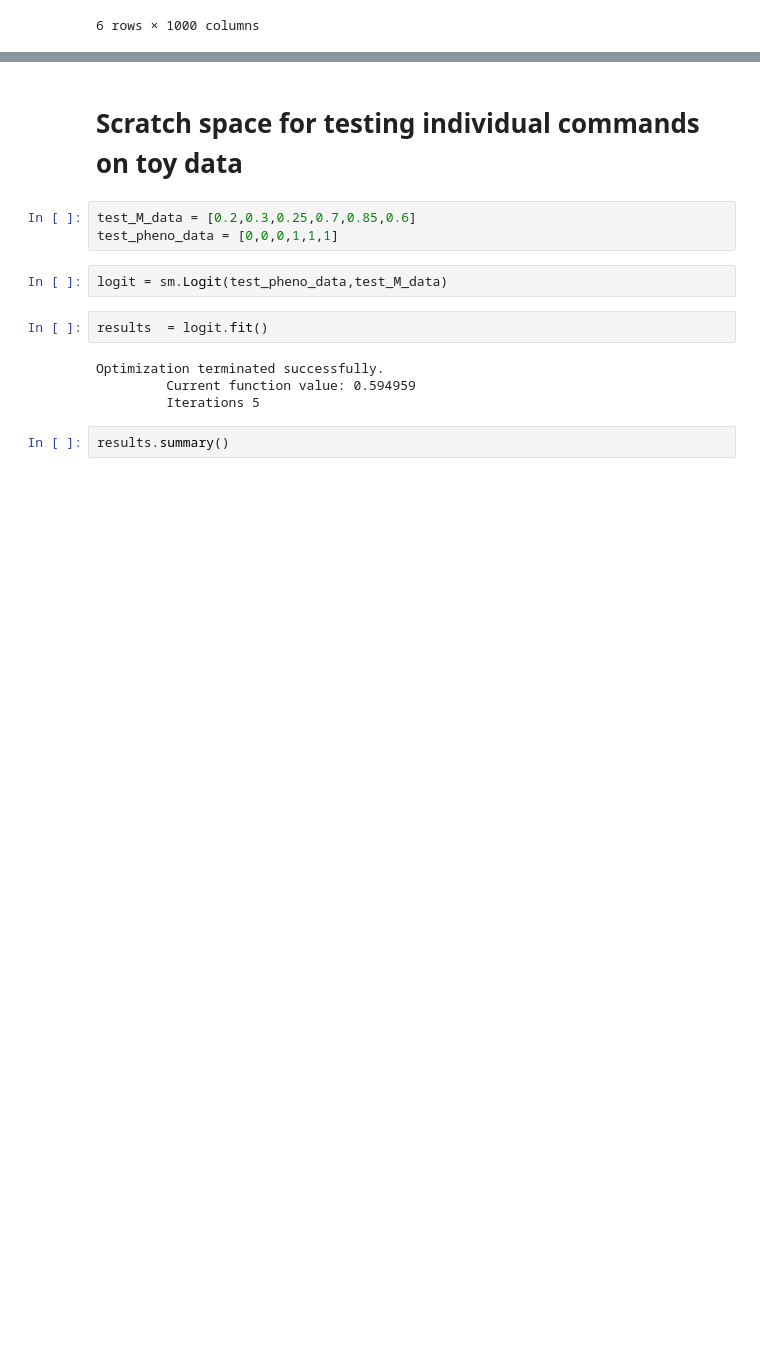
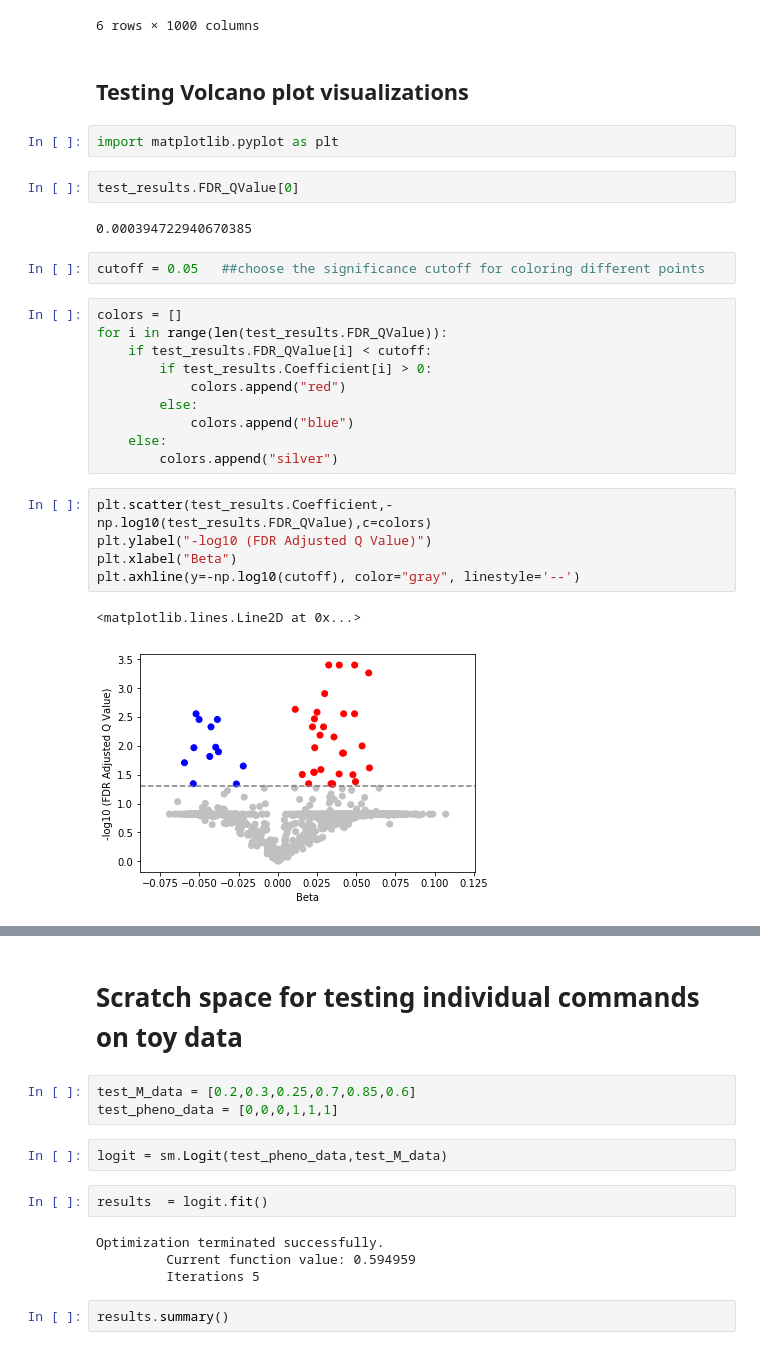
Before and after one commit to FoxoTech/methylize, a Jupyter notebook: dmpFinder_translation/Testing_dmpFinder_function.ipynb, the cells around one changed output, grey strips where cells are left out. Cells and saved outputs as stored; diff of their text form; blank space fills up the shorter version.

Commit message:
Volcano plot function added

```diff
--- a/dmpFinder_translation/Testing_dmpFinder_function.ipynb
+++ b/dmpFinder_translation/Testing_dmpFinder_function.ipynb
@@ -170,3 +179,31 @@ test_M_values_T.iloc[:,:1000]
 | GSM1711364_9247377093_R05C01 | 2.692148 | 2.011791 | -1.994200 | 0.372793 | -2.079610 | 1.412389 | 1.763546 | -2.683717 | ... |
 | GSM1711365_9247377093_R02C02 | 3.013325 | 2.597961 | -2.041155 | 0.235990 | -2.367813 | 1.392470 | 1.932937 | -1.597639 | ... |
 6 rows × 1000 columns
+# %% [markdown]
+## Testing Volcano plot visualizations
+# %%
+import matplotlib.pyplot as plt
+# %%
+test_results.FDR_QValue[0]
+# %% [output]
+0.000394722940670385
+# %%
+cutoff = 0.05   ##choose the significance cutoff for coloring different points
+# %%
+colors = []
+for i in range(len(test_results.FDR_QValue)):
+    if test_results.FDR_QValue[i] < cutoff:
+        if test_results.Coefficient[i] > 0:
+            colors.append("red")
+        else:
+            colors.append("blue")
+    else:
+        colors.append("silver")
+# %%
+plt.scatter(test_results.Coefficient,-np.log10(test_results.FDR_QValue),c=colors)
+plt.ylabel("-log10 (FDR Adjusted Q Value)")
+plt.xlabel("Beta")
+plt.axhline(y=-np.log10(cutoff), color="gray", linestyle='--')
+# %% [output]
+<matplotlib.lines.Line2D at 0x...>
+[figure, added]
```
Also changed, not shown: parts of 10 cells of this notebook, 1 other file.
